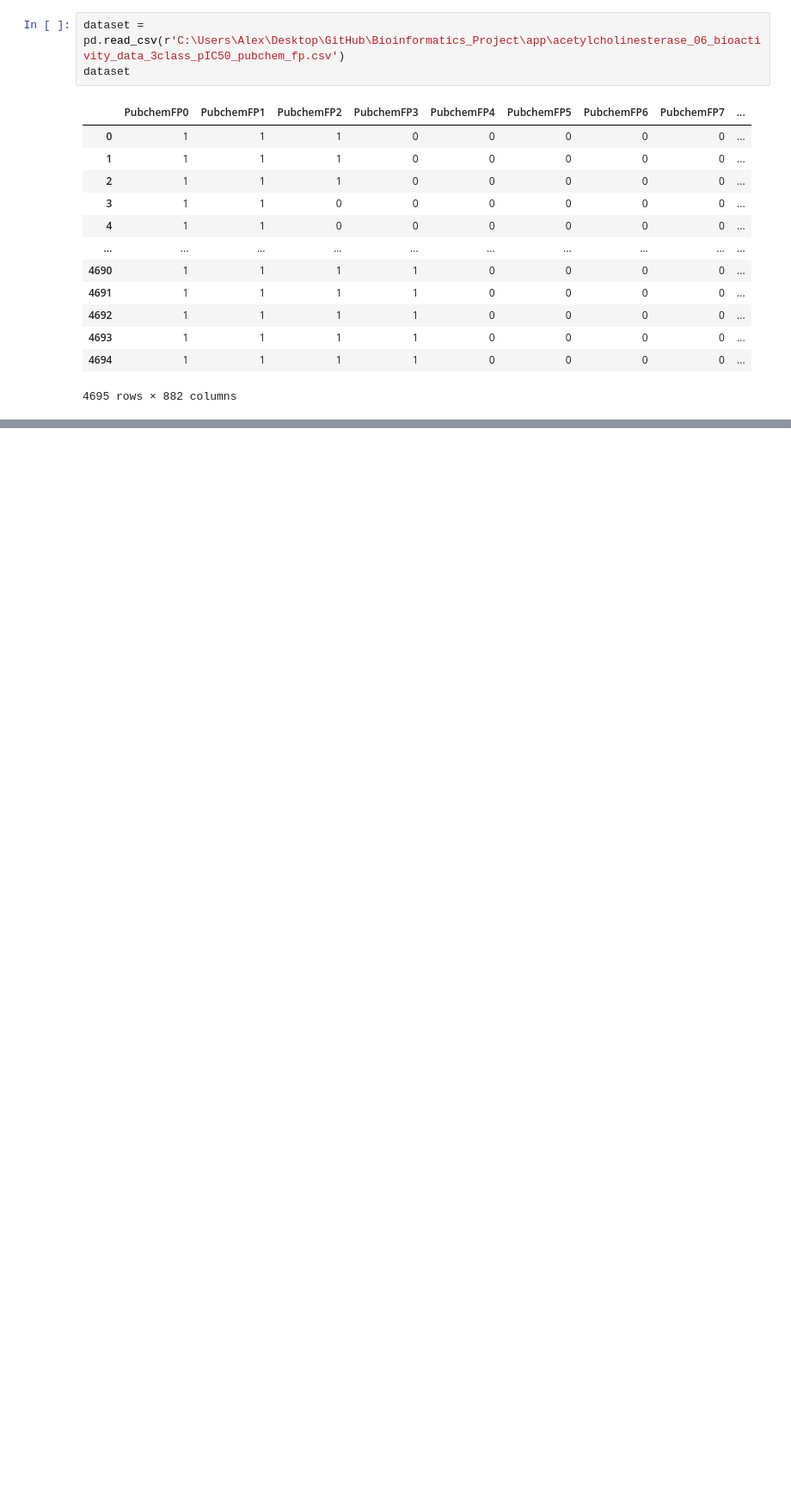
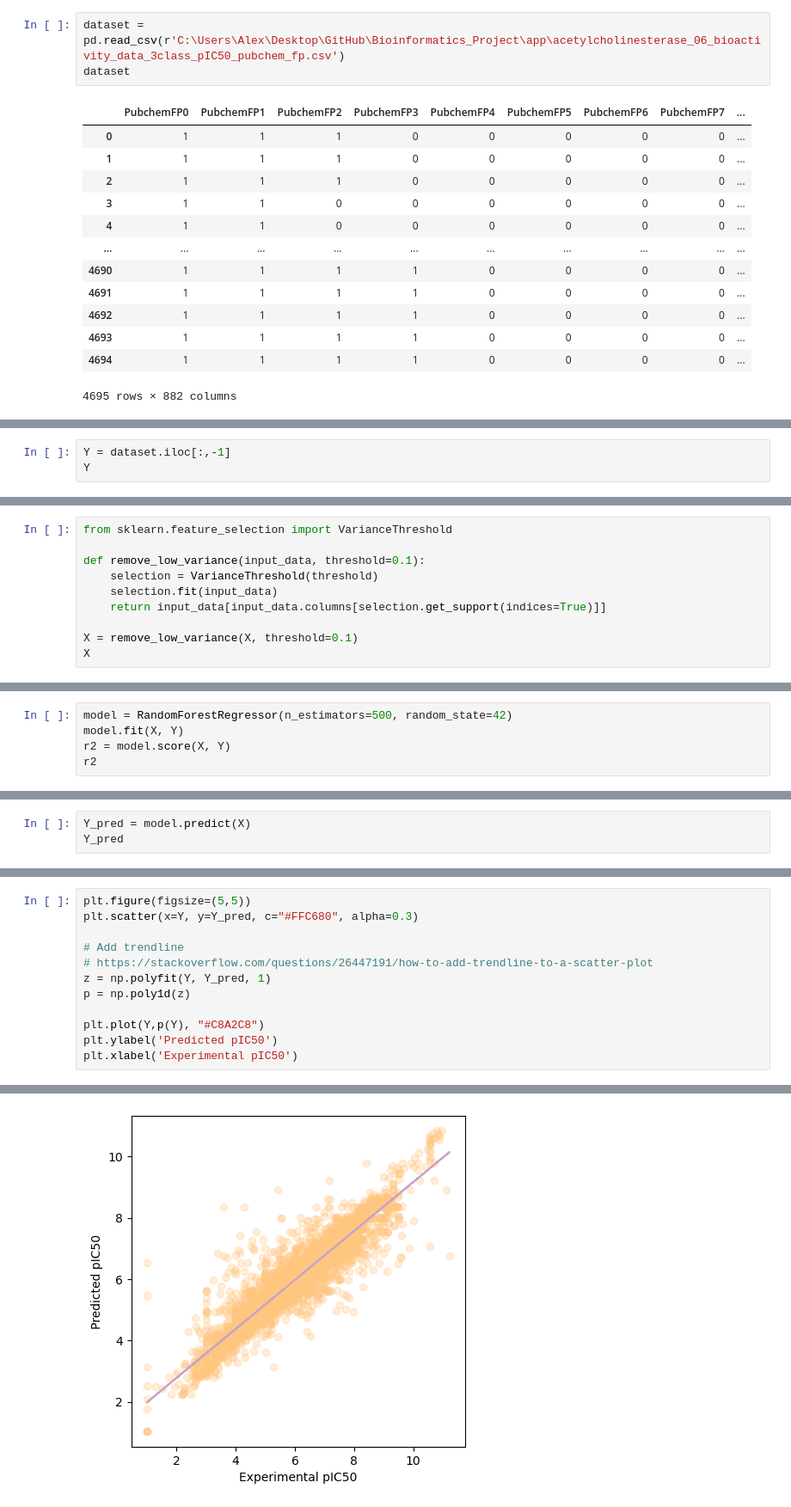
Before and after one commit to Alex-Catalin21/Bioinformatics_Project, a Jupyter notebook: app/bioactivity_prediction_app.ipynb, the cells around one changed output, grey strips where cells are left out. Shown: that part at 86% size. Saved outputs shown, nothing was run; the diff lists cells and outputs as text; blank space fills up the shorter version.

```diff
--- a/app/bioactivity_prediction_app.ipynb
+++ b/app/bioactivity_prediction_app.ipynb
@@ -24,0 +48,3 @@ dataset
+# %%
+Y = dataset.iloc[:,-1]
+Y
@@ -24,0 +66,10 @@ dataset
+# %%
+from sklearn.feature_selection import VarianceThreshold
+
+def remove_low_variance(input_data, threshold=0.1):
+    selection = VarianceThreshold(threshold)
+    selection.fit(input_data)
+    return input_data[input_data.columns[selection.get_support(indices=True)]]
+
+X = remove_low_variance(X, threshold=0.1)
+X
@@ -24,0 +102,5 @@ dataset
+# %%
+model = RandomForestRegressor(n_estimators=500, random_state=42)
+model.fit(X, Y)
+r2 = model.score(X, Y)
+r2
@@ -24,0 +111,3 @@ dataset
+# %%
+Y_pred = model.predict(X)
+Y_pred
@@ -24,0 +132,13 @@ dataset
+# %%
+plt.figure(figsize=(5,5))
+plt.scatter(x=Y, y=Y_pred, c="#FFC680", alpha=0.3)
+
+# Add trendline
+# https://stackoverflow.com/questions/26447191/how-to-add-trendline-to-a-scatter-plot
+z = np.polyfit(Y, Y_pred, 1)
+p = np.poly1d(z)
+
+plt.plot(Y,p(Y), "#C8A2C8")
+plt.ylabel('Predicted pIC50')
+plt.xlabel('Experimental pIC50')
+# %% [output]
@@ -24,0 +146 @@ dataset
+[figure, added]
```
Also changed, not shown: parts of 21 cells of this notebook, 25 other files.
